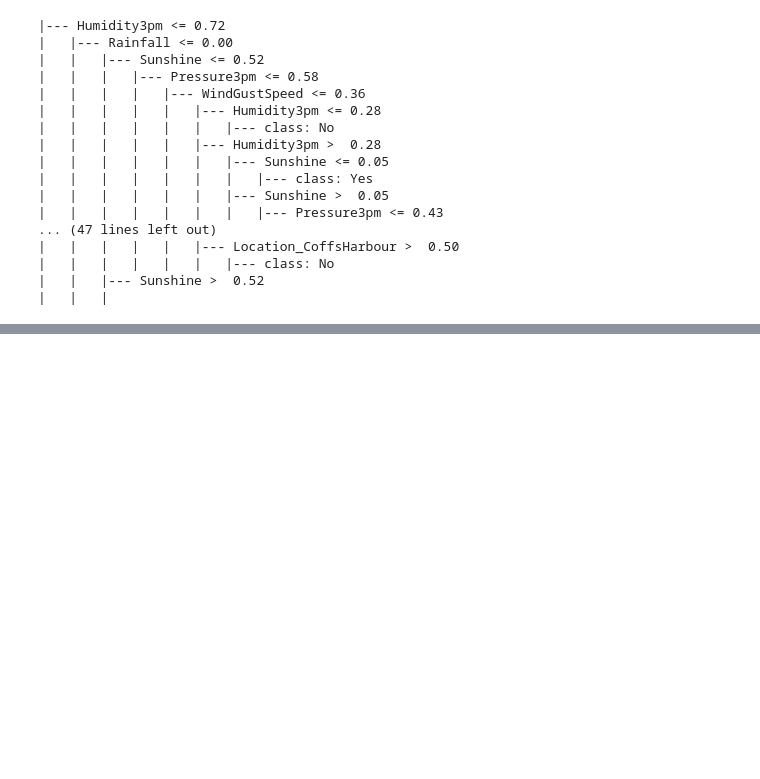
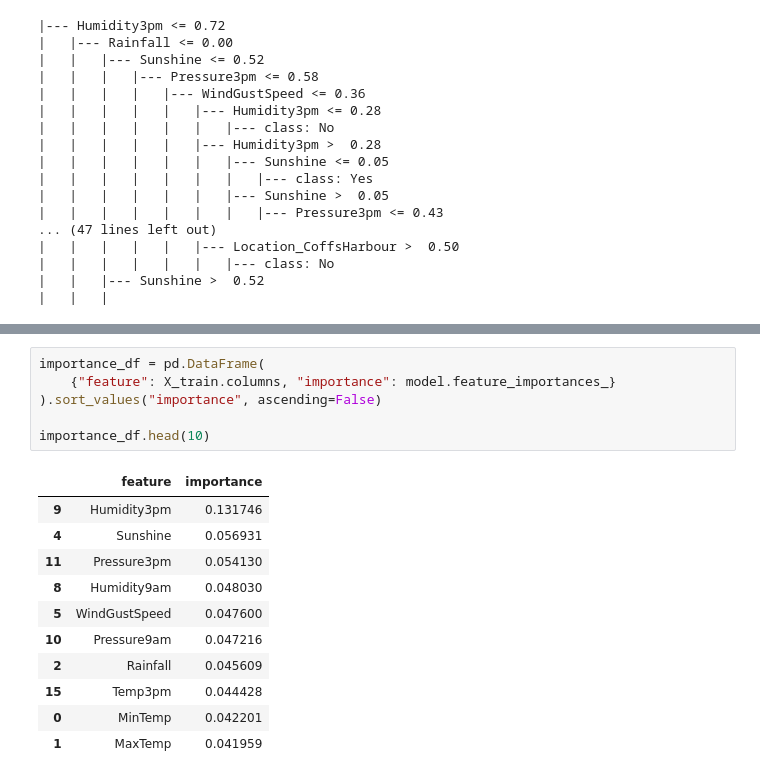
Before and after one commit to minhtran241/ML-DL-LLM-GenAI, a Jupyter notebook: Scikit-Learn-ML/decision_trees_random_forests.ipynb, the cells around one changed output, grey strips where cells are left out. Cells and saved outputs as stored; diff of their text form; blank space fills up the shorter version.

```diff
--- a/Scikit-Learn-ML/decision_trees_random_forests.ipynb
+++ b/Scikit-Learn-ML/decision_trees_random_forests.ipynb
@@ -448,0 +498,18 @@ print(model_text[:3000])
+# %%
+importance_df = pd.DataFrame(
+    {"feature": X_train.columns, "importance": model.feature_importances_}
+).sort_values("importance", ascending=False)
+
+importance_df.head(10)
+# %% [output]
+|  | feature | importance |
+| 9 | Humidity3pm | 0.131746 |
+| 4 | Sunshine | 0.056931 |
+| 11 | Pressure3pm | 0.054130 |
+| 8 | Humidity9am | 0.048030 |
+| 5 | WindGustSpeed | 0.047600 |
+| 10 | Pressure9am | 0.047216 |
+| 2 | Rainfall | 0.045609 |
+| 15 | Temp3pm | 0.044428 |
+| 0 | MinTemp | 0.042201 |
+| 1 | MaxTemp | 0.041959 |
```
Also changed, not shown: parts of 34 cells of this notebook.
